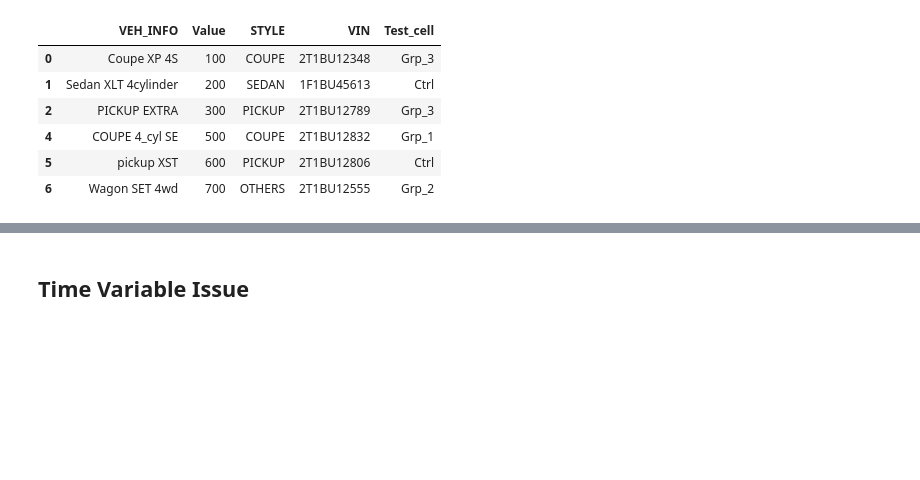
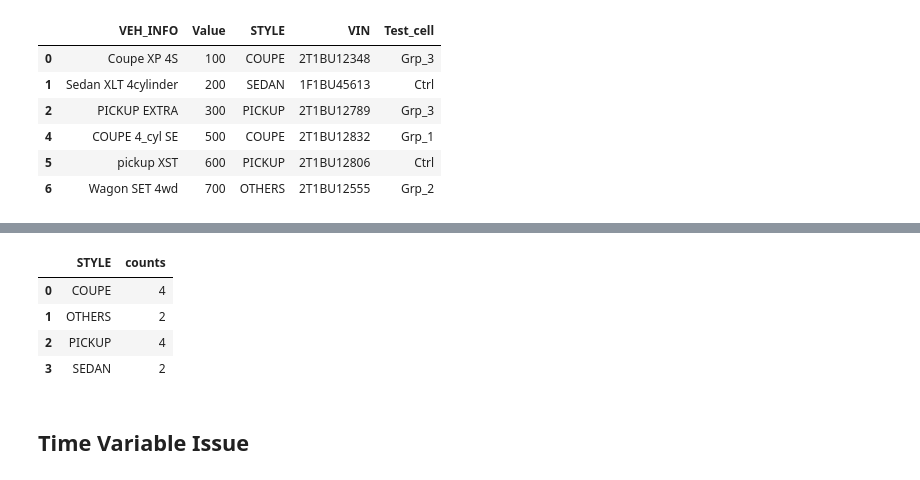
Before and after one commit to ArthurTang/Python_tutorial, a Jupyter notebook: Some_Py_tricks_from_practice.ipynb, the cells around one changed output, grey strips where cells are left out. Saved outputs shown, nothing was run; the diff lists cells and outputs as text; code cells hidden in the pictures; blank space fills up the shorter version.

```diff
--- a/Some_Py_tricks_from_practice.ipynb
+++ b/Some_Py_tricks_from_practice.ipynb
@@ -99,0 +173,9 @@ P_df_ex2
+# %%
+# Group, count and make a summary table:
+P_df_ex4.groupby('STYLE')['VIN'].count().to_frame(name='counts').reset_index()
+# %% [output]
+|  | STYLE | counts |
+| 0 | COUPE | 4 |
+| 1 | OTHERS | 2 |
+| 2 | PICKUP | 4 |
+| 3 | SEDAN | 2 |
```
Also changed, not shown: parts of 7 cells of this notebook.
